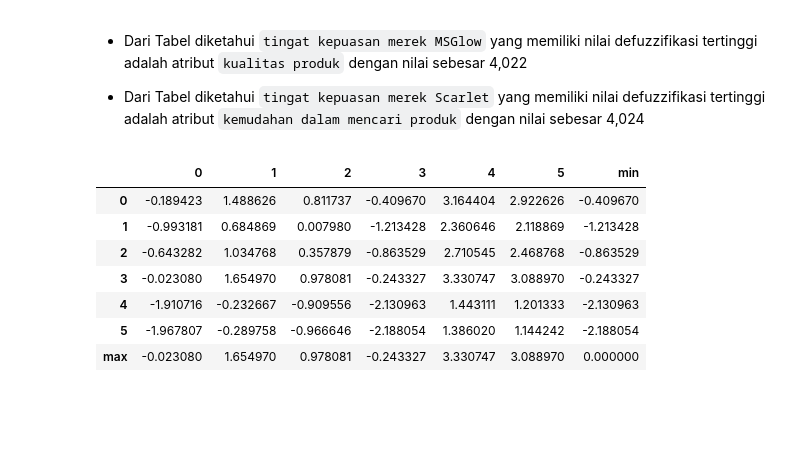
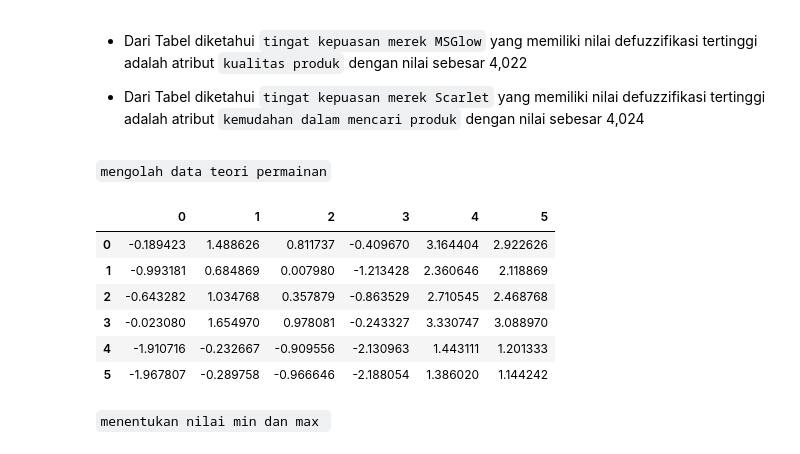
Before and after one commit to michstg/Fuzzification-Defuzzification-gametheory-Scarlet-MSGlow, a Jupyter notebook: fuzzy_with_gametheory.ipynb, the cells around one changed output. Saved outputs shown, nothing was run; the diff lists cells and outputs as text; code cells hidden in the pictures; blank space fills up the shorter version.

```diff
--- a/fuzzy_with_gametheory.ipynb
+++ b/fuzzy_with_gametheory.ipynb
@@ -22,5 +16,5 @@ import matplotlib.pyplot as plt
 # %%
-data = pd.read_excel('data_fuzzy.xlsx',sheet_name = ['Tingkat Kepentingan', 'MSGlow', 'Scarlet'])
+data = pd.read_excel('/content/drive/MyDrive/project/PORTODATA/fuzzdefuzz_gametheory/data_fuzzy.xlsx',sheet_name = ['Tingkat Kepentingan', 'MSGlow', 'Scarlet'])
 df_tk = data['Tingkat Kepentingan']
 df_msg = data['MSGlow']
 df_sc = data['Scarlet']
@@ -105,42 +166,31 @@ print(fuzz_sc)
 * Dari Tabel diketahui `tingat kepuasan merek MSGlow` yang memiliki nilai defuzzifikasi tertinggi adalah atribut `kualitas produk` dengan nilai sebesar 4,022
 
 * Dari Tabel diketahui `tingat kepuasan merek Scarlet` yang memiliki nilai defuzzifikasi tertinggi adalah atribut `kemudahan dalam mencari produk` dengan nilai sebesar 4,024
+# %% [markdown]
+`mengolah data teori permainan`
 # %%
-import numpy as np
-
 def divide_chunks(l, n):
   for i in range(0, len(l), n):
     yield l[i:i + n]
 
 n = []
 
 for i in range(fuzz_msg.shape[0]):
   X = (fuzz_tk.iloc[:,3][i]*fuzz_sc.iloc[:,3][i])
   for j in range(fuzz_sc.shape[0]):
-    result = X - (fuzz_tk.iloc[:,3][j]*fuzz_msg.iloc[:,3][j])
+    Y = (fuzz_tk.iloc[:,3][j]*fuzz_msg.iloc[:,3][j])
+    result = X - Y
     n.append(result)
 
 teoper = pd.DataFrame(list(divide_chunks(n, 6)))
-min = []
-max = []
-
-for i in range(teoper.shape[0]):
-  min.append(np.min(teoper.iloc[i,:]))
-
-for j in range(teoper.shape[0]):
-  max.append(np.max(teoper.iloc[:,j]))
-
-teoper['min'] = min
-max.append(0)
-teoper.loc[len(teoper.index)] = max
-teoper.rename(index={6:'max'}, inplace=True)
 teoper
 # %% [output]
-|  | 0 | 1 | 2 | 3 | 4 | 5 | min |
-| 0 | -0.189423 | 1.488626 | 0.811737 | -0.409670 | 3.164404 | 2.922626 | -0.409670 |
-| 1 | -0.993181 | 0.684869 | 0.007980 | -1.213428 | 2.360646 | 2.118869 | -1.213428 |
-| 2 | -0.643282 | 1.034768 | 0.357879 | -0.863529 | 2.710545 | 2.468768 | -0.863529 |
-| 3 | -0.023080 | 1.654970 | 0.978081 | -0.243327 | 3.330747 | 3.088970 | -0.243327 |
-| 4 | -1.910716 | -0.232667 | -0.909556 | -2.130963 | 1.443111 | 1.201333 | -2.130963 |
-| 5 | -1.967807 | -0.289758 | -0.966646 | -2.188054 | 1.386020 | 1.144242 | -2.188054 |
-| max | -0.023080 | 1.654970 | 0.978081 | -0.243327 | 3.330747 | 3.088970 | 0.000000 |
+|  | 0 | 1 | 2 | 3 | 4 | 5 |
+| 0 | -0.189423 | 1.488626 | 0.811737 | -0.409670 | 3.164404 | 2.922626 |
+| 1 | -0.993181 | 0.684869 | 0.007980 | -1.213428 | 2.360646 | 2.118869 |
+| 2 | -0.643282 | 1.034768 | 0.357879 | -0.863529 | 2.710545 | 2.468768 |
+| 3 | -0.023080 | 1.654970 | 0.978081 | -0.243327 | 3.330747 | 3.088970 |
+| 4 | -1.910716 | -0.232667 | -0.909556 | -2.130963 | 1.443111 | 1.201333 |
+| 5 | -1.967807 | -0.289758 | -0.966646 | -2.188054 | 1.386020 | 1.144242 |
+# %% [markdown]
+`menentukan nilai min dan max `
```
Also changed, not shown: parts of 22 cells of this notebook.
